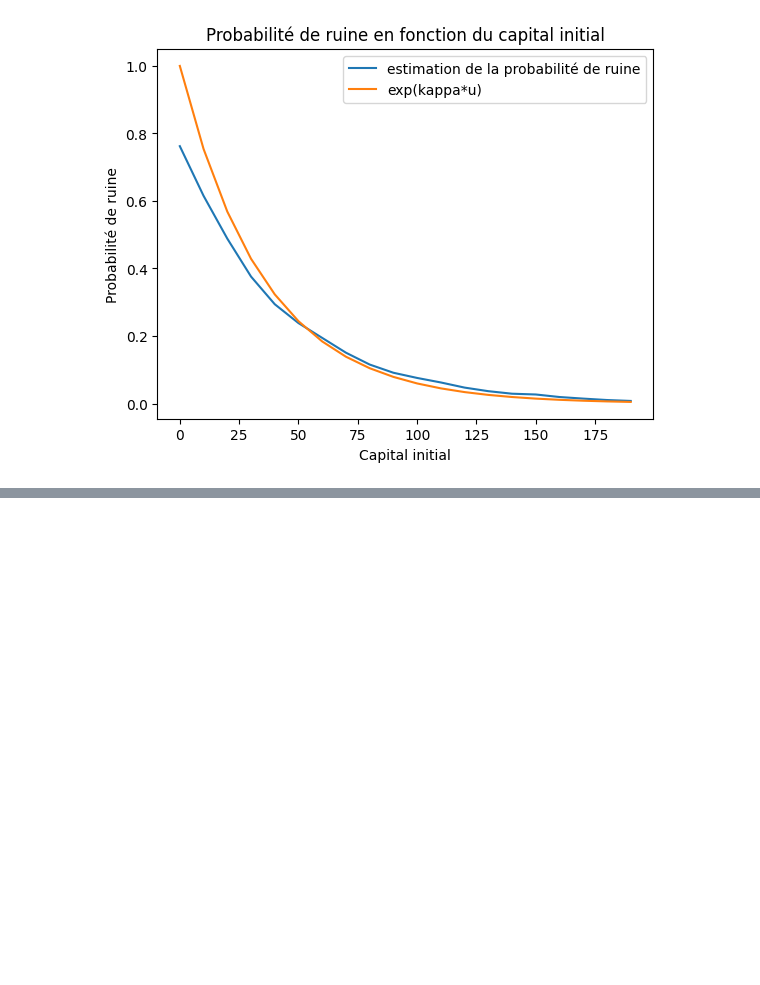
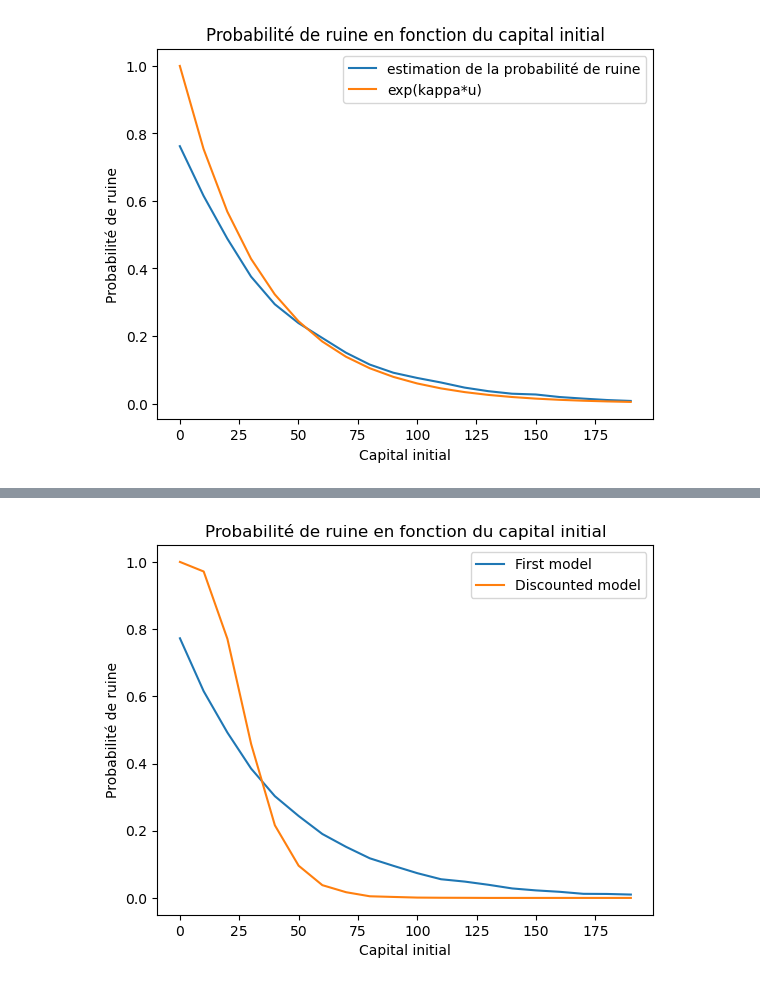
Before and after one commit to R7even31/Projet_Poisson, a Jupyter notebook: Main.ipynb, the cells around one changed output, grey strips where cells are left out. Cells and saved outputs as stored; diff of their text form; code cells hidden in the pictures; blank space fills up the shorter version.

```diff
--- a/Main.ipynb
+++ b/Main.ipynb
@@ -82,0 +142,24 @@ plt.show()
+# %%
+mu=1
+T=100
+beta=0.1
+theta=0.3
+n=10000
+rho=3
+proba_ruine=np.zeros(20)
+proba_ruine_discounted=np.zeros(20)
+u=np.zeros(20)
+for k in range(20):
+    u[k]=10*k
+    proba_ruine[k]=estimation_ruine(mu,T,beta,u[k],theta,n)
+    proba_ruine_discounted[k]=estimation_ruine_discounted(mu,T,beta,u[k],theta,n,rho)
+
+plt.plot(u,proba_ruine,label='First model')
+plt.plot(u,proba_ruine_discounted,label='Discounted model')
+plt.title("Probabilité de ruine en fonction du capital initial")
+plt.xlabel("Capital initial")
+plt.ylabel("Probabilité de ruine")
+plt.legend()
+plt.show()
+# %% [output]
+[figure, added]
```
Also changed, not shown: parts of 6 cells of this notebook.
